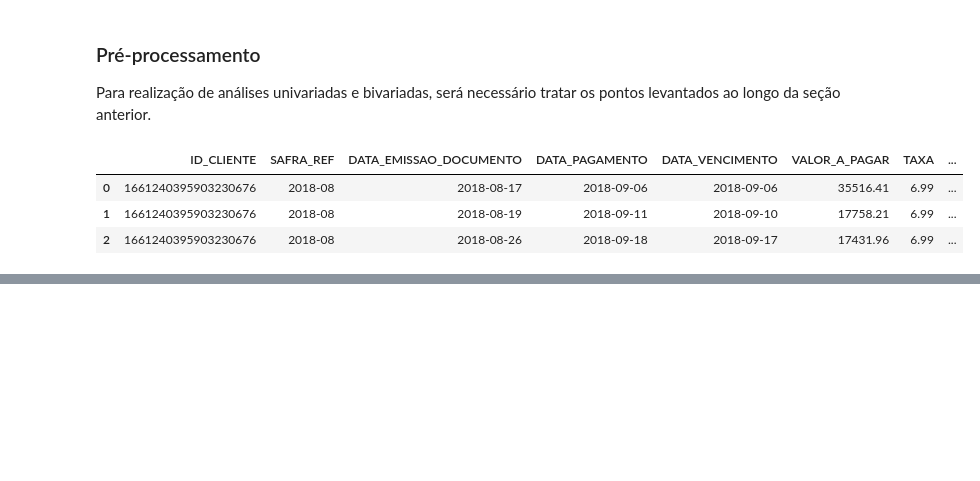
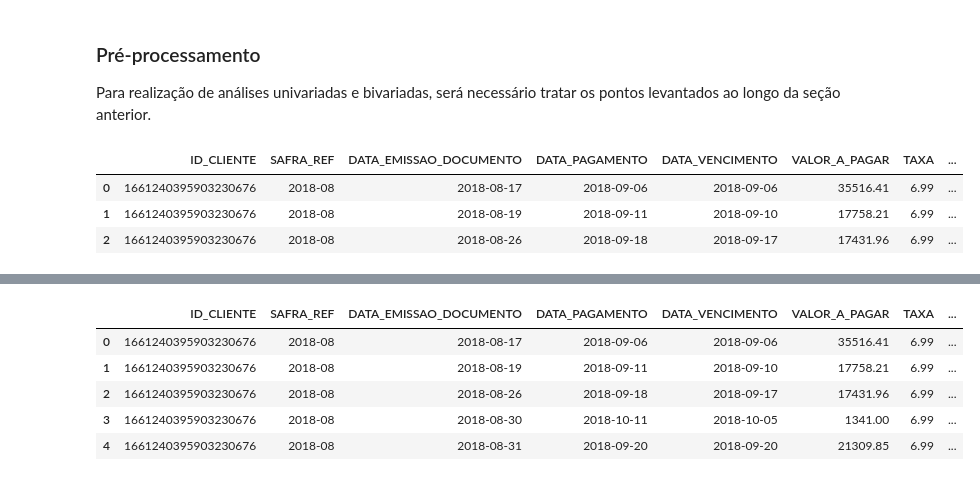
Before and after one commit to gupaulasan/credit-score, a Jupyter notebook: notebooks/credit_score.ipynb, the cells around one changed output, grey strips where cells are left out. Saved outputs shown, nothing was run; the diff lists cells and outputs as text; code cells hidden in the pictures; blank space fills up the shorter version.

```diff
--- a/notebooks/credit_score.ipynb
+++ b/notebooks/credit_score.ipynb
@@ -311,0 +428,18 @@ df_cadastral.head()
+# %%
+# Une df_pagamentos com df_cadastral
+df_modelagem = pd.merge(
+    df_pagamentos,
+    df_cadastral,
+    on="ID_CLIENTE",
+    how="left",
+    suffixes=("", "_cadastral"),
+)
+
+# Une df_modelagem com df_info
+df_modelagem = pd.merge(
+    df_modelagem,
+    df_info,
+    on=["ID_CLIENTE", "SAFRA_REF"],
+    how="left",
+    suffixes=("", "_info"),
+)
@@ -311,0 +462,9 @@ df_cadastral.head()
+# %%
+df_modelagem.head()
+# %% [output]
+|  | ID_CLIENTE | SAFRA_REF | DATA_EMISSAO_DOCUMENTO | DATA_PAGAMENTO | DATA_VENCIMENTO | VALOR_A_PAGAR | TAXA | ... |
+| 0 | 1661240395903230676 | 2018-08 | 2018-08-17 | 2018-09-06 | 2018-09-06 | 35516.41 | 6.99 | ... |
+| 1 | 1661240395903230676 | 2018-08 | 2018-08-19 | 2018-09-11 | 2018-09-10 | 17758.21 | 6.99 | ... |
+| 2 | 1661240395903230676 | 2018-08 | 2018-08-26 | 2018-09-18 | 2018-09-17 | 17431.96 | 6.99 | ... |
+| 3 | 1661240395903230676 | 2018-08 | 2018-08-30 | 2018-10-11 | 2018-10-05 | 1341.00 | 6.99 | ... |
+| 4 | 1661240395903230676 | 2018-08 | 2018-08-31 | 2018-09-20 | 2018-09-20 | 21309.85 | 6.99 | ... |
```
Also changed, not shown: parts of 30 cells of this notebook.
